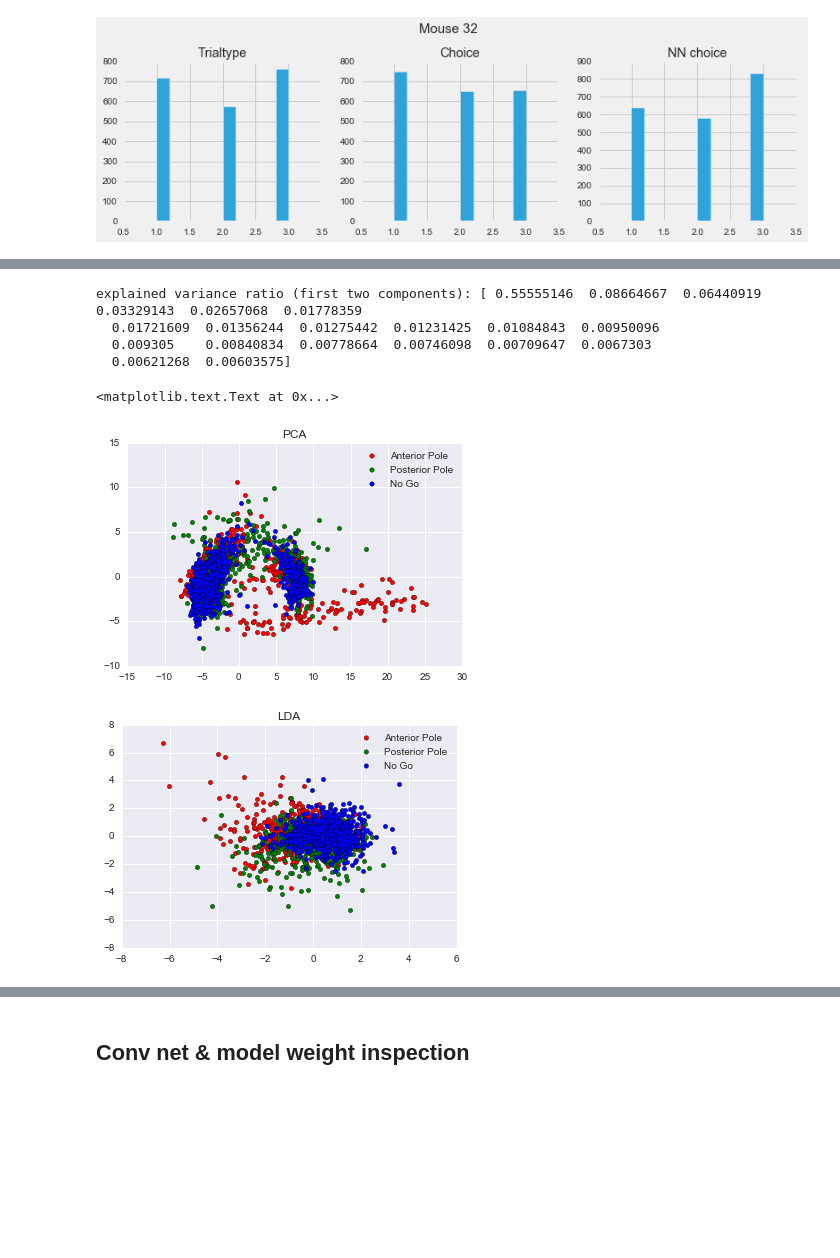
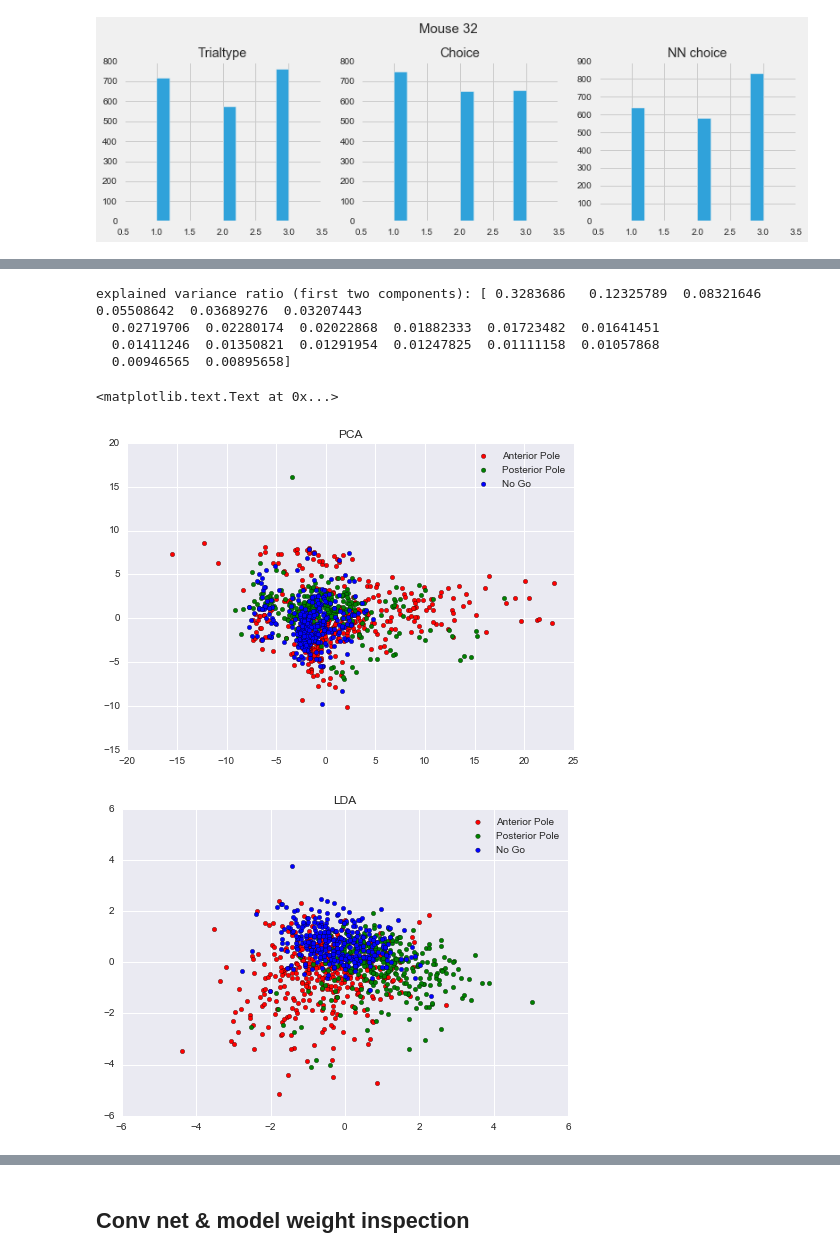
Before and after one commit to mathewzilla/whiskfree, a Jupyter notebook: tf/AB_only_simple.ipynb, the cells around one changed output, grey strips where cells are left out. Drawn from its saved outputs; the diff is of its cells as text; code cells hidden in the pictures; blank space fills up the shorter version.

```diff
--- a/tf/AB_only_simple.ipynb
+++ b/tf/AB_only_simple.ipynb
@@ -604,10 +286,0 @@ ax[1].hist(ch_c2)
-# %%
-clean1 = np.nan_to_num(tt) !=0
-clean2 = np.nan_to_num(ch) !=0
-clean = clean1&clean2
-
-# tt_c = tt[tt.values !=0|3].values
-both = both_df[clean]
-# both_c = both[clean.squeeze(),:]
-both_c = both.values
-both_c.shape
@@ -616,38 +290,40 @@ both_c.shape
 # %%
-# LDA/PCA of data TRIALTYPE
+# LDA/PCA of data TRIALTYPE/CHOICE (change tt_c to ch_c)
 
 from sklearn.lda import LDA
 from sklearn.decomposition import PCA
 
 trialtypes = ['Anterior Pole','Posterior Pole','No Go']
 
 pca = PCA(n_components=20)
-X_r = pca.fit(both_c).transform(both_c)
+X_r = pca.fit(both_c[AB_pol.squeeze()]).transform(both_c[AB_pol.squeeze()])
 
 lda = LDA(n_components=20)
-X_r2 = lda.fit(both_c, tt_c).transform(both_c)
+X_r2 = lda.fit(both_c[AB_pol.squeeze()], tt_c[AB_pol.squeeze()].squeeze()).transform(both_c[AB_pol.squeeze()])
 
 # Percentage of variance explained for each components
 print('explained variance ratio (first two components): %s'
       % str(pca.explained_variance_ratio_))
 
 plt.figure()
 for c, i, trialtypes in zip("rgb", [0, 1, 2], trialtypes):
-    plt.scatter(X_r[tt_c.ravel() == i+1, 0], X_r[tt_c.ravel() == i+1, 1], c=c, label=trialtypes)
+    plt.scatter(X_r[tt_c[AB_pol.squeeze()].squeeze().ravel() == i+1, 0], X_r[tt_c[AB_pol.squeeze()].squeeze().ravel() == i+1, 1], c=c, label=trialtypes)
 plt.legend()
 plt.title('PCA')
 
 trialtypes = ['Anterior Pole','Posterior Pole','No Go']
 plt.figure()
 for c, i, trialtypes in zip("rgb", [0, 1, 2], trialtypes):
-    plt.scatter(X_r2[tt_c.squeeze() == i+1, 0], X_r2[tt_c.squeeze() == i+1, 1], c=c, label=trialtypes)
+    plt.scatter(X_r2[tt_c[AB_pol.squeeze()].squeeze() == i+1, 0], X_r2[tt_c[AB_pol.squeeze()].squeeze() == i+1, 1], c=c, label=trialtypes)
 plt.legend()
 plt.title('LDA')
+
+# plt.savefig('../figs/rand_only/LDA_PCA_tt_AB_'+ mouse_name +'.png')
 # %% [output]
-explained variance ratio (first two components): [ 0.55555146  0.08664667  0.06440919  0.03329143  0.02657068  0.01778359
-  0.01721609  0.01356244  0.01275442  0.01231425  0.01084843  0.00950096
-  0.009305    0.00840834  0.00778664  0.00746098  0.00709647  0.0067303
-  0.00621268  0.00603575]
+explained variance ratio (first two components): [ 0.3283686   0.12325789  0.08321646  0.05508642  0.03689276  0.03207443
+  0.02719706  0.02280174  0.02022868  0.01882333  0.01723482  0.01641451
+  0.01411246  0.01350821  0.01291954  0.01247825  0.01111158  0.01057868
+  0.00946565  0.00895658]
 <matplotlib.text.Text at 0x...>
-[figure, old version]
+[figure, new version]
-[figure, old version]
+[figure, new version]
```
Also changed, not shown: parts of 23 cells of this notebook, 5 other files.
